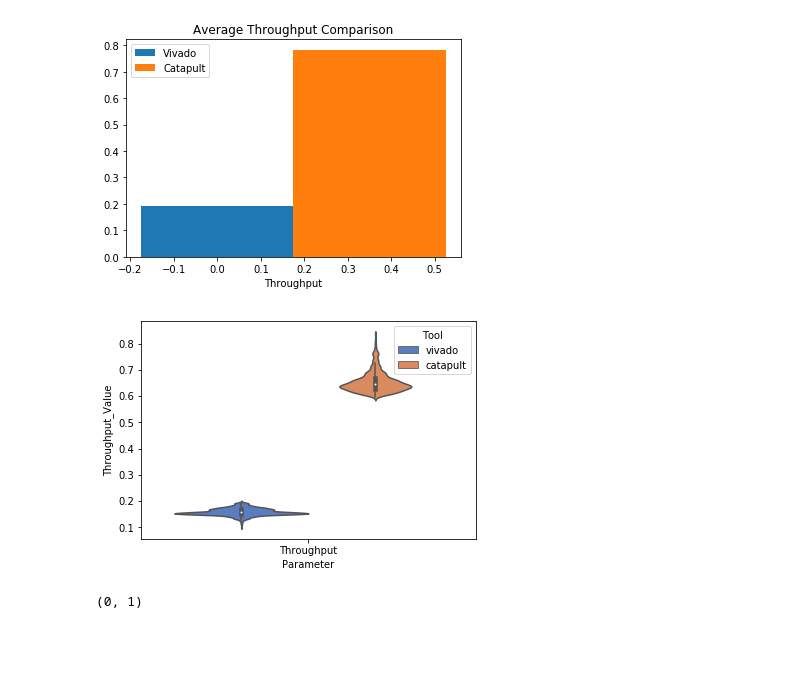
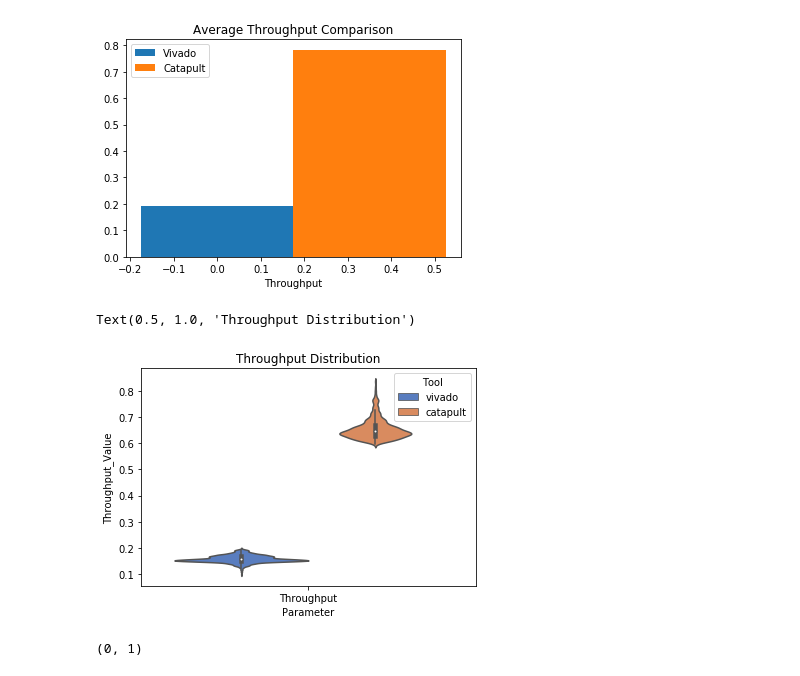
Before and after one commit to KastnerRG/Spector-HLS, a Jupyter notebook: dct/results/postproc/dct_postproc.ipynb, the cells around one changed output. Drawn from its saved outputs; the diff is of its cells as text; code cells hidden in the pictures; blank space fills up the shorter version.

```diff
--- a/dct/results/postproc/dct_postproc.ipynb
+++ b/dct/results/postproc/dct_postproc.ipynb
@@ -101,8 +103,10 @@ plt.show()
 [figure]
 # %%
 ax=sns.violinplot(x="Parameter",y="Throughput_Value",data=violin,hue="Tool",palette="muted",scale="count")
+plt.title("Throughput Distribution")
 # %% [output]
+Text(0.5, 1.0, 'Throughput Distribution')
-[figure, old version]
+[figure, new version]
 # %%
 cdfx = cdfx.reset_index(drop=True)
 vdfx = vdfx.reset_index(drop=True)
```
Also changed, not shown: parts of 1 cell of this notebook.
